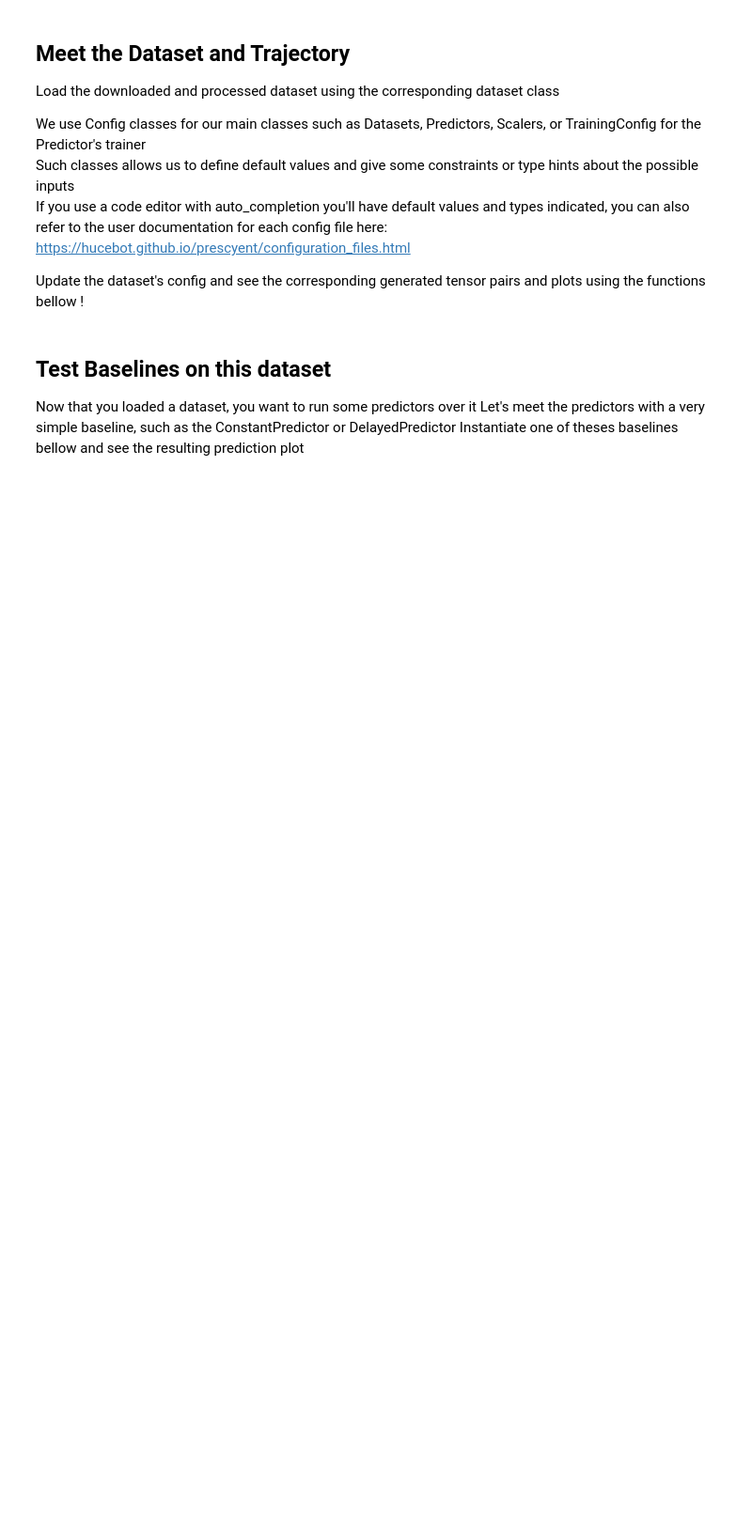
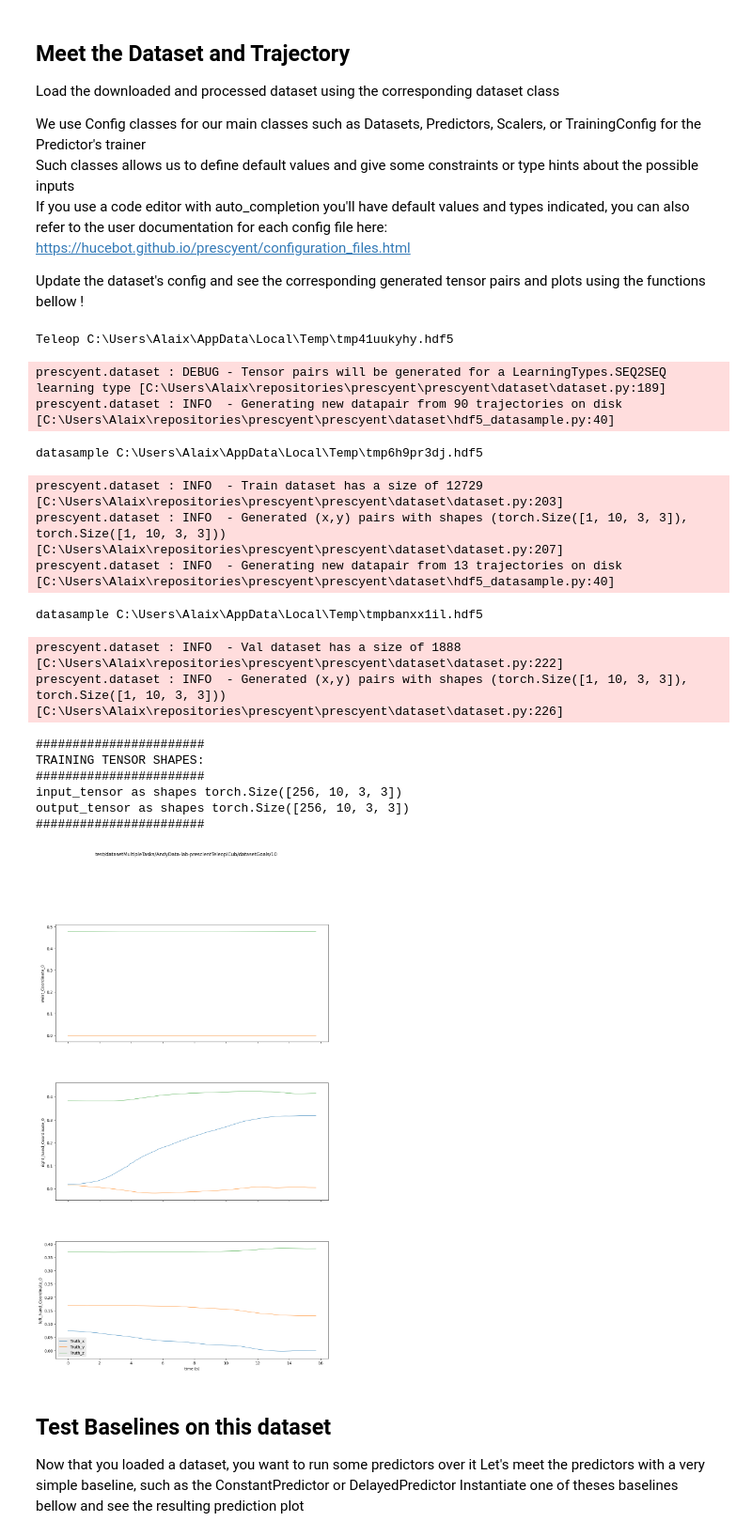
Before and after one commit to hucebot/prescyent, a Jupyter notebook: examples/tutorial.ipynb, the cells around one changed output. Shown at 94% size. Drawn from its saved outputs; the diff is of its cells as text; code cells hidden in the pictures; blank space fills up the shorter version.

```diff
--- a/examples/tutorial.ipynb
+++ b/examples/tutorial.ipynb
@@ -82,34 +82,52 @@ Update the dataset's config and see the corresponding generated tensor pairs and
 import matplotlib.pyplot as plt
 import numpy as np
 
 from prescyent.dataset import TeleopIcubDataset, TeleopIcubDatasetConfig
 from prescyent.evaluator.plotting import plot_trajectory_feature_wise
 
 
 # You may want to update your dataset path depending on where your hdf5 file is:
-HDF5_PATH = "data/datasets/AndyData-lab-prescientTeleopICub.hdf5"
+HDF5_PATH = "../data/datasets/AndyData-lab-prescientTeleopICub.hdf5"
 
 dataset_config = TeleopIcubDatasetConfig(
     hdf5_path=HDF5_PATH,
     batch_size=256,
     # Change the configuration of the dataset here !
     )
 dataset = TeleopIcubDataset(dataset_config)
 
 input_tensor, context, output_tensor = next(iter(dataset.train_dataloader()))
 
 # Show shapes of data from the dataloaders as it'll be seen for the models
 print(f"#######################")
 print(f"TRAINING TENSOR SHAPES:")
 print(f"#######################")
 print(f"input_tensor as shapes {input_tensor.shape}")
 print(f"output_tensor as shapes {output_tensor.shape}")
 for context_key, context_tensor in context.items():
     print(f"context {context_key} as shapes {context_tensor.shape}")
 print(f"#######################")
 
 # Plot data from a test trajectory itself
 plot_trajectory_feature_wise(dataset.trajectories.test[0])
+# %% [output]
+Teleop C:\Users\Alaix\AppData\Local\Temp\tmp41uukyhy.hdf5
+prescyent.dataset : DEBUG - Tensor pairs will be generated for a LearningTypes.SEQ2SEQ learning type [C:\Users\Alaix\repositories\prescyent\prescyent\dataset\dataset.py:189]
+prescyent.dataset : INFO  - Generating new datapair from 90 trajectories on disk [C:\Users\Alaix\repositories\prescyent\prescyent\dataset\hdf5_datasample.py:40]
+datasample C:\Users\Alaix\AppData\Local\Temp\tmp6h9pr3dj.hdf5
+prescyent.dataset : INFO  - Train dataset has a size of 12729 [C:\Users\Alaix\repositories\prescyent\prescyent\dataset\dataset.py:203]
+prescyent.dataset : INFO  - Generated (x,y) pairs with shapes (torch.Size([1, 10, 3, 3]), torch.Size([1, 10, 3, 3])) [C:\Users\Alaix\repositories\prescyent\prescyent\dataset\dataset.py:207]
+prescyent.dataset : INFO  - Generating new datapair from 13 trajectories on disk [C:\Users\Alaix\repositories\prescyent\prescyent\dataset\hdf5_datasample.py:40]
+datasample C:\Users\Alaix\AppData\Local\Temp\tmpbanxx1il.hdf5
+prescyent.dataset : INFO  - Val dataset has a size of 1888 [C:\Users\Alaix\repositories\prescyent\prescyent\dataset\dataset.py:222]
+prescyent.dataset : INFO  - Generated (x,y) pairs with shapes (torch.Size([1, 10, 3, 3]), torch.Size([1, 10, 3, 3])) [C:\Users\Alaix\repositories\prescyent\prescyent\dataset\dataset.py:226]
+#######################
+TRAINING TENSOR SHAPES:
+#######################
+input_tensor as shapes torch.Size([256, 10, 3, 3])
+output_tensor as shapes torch.Size([256, 10, 3, 3])
+#######################
+[figure, added]
 # %% [markdown]
 ## Test Baselines on this dataset
 
```
Also changed, not shown: parts of 5 cells of this notebook, 10 other files.
